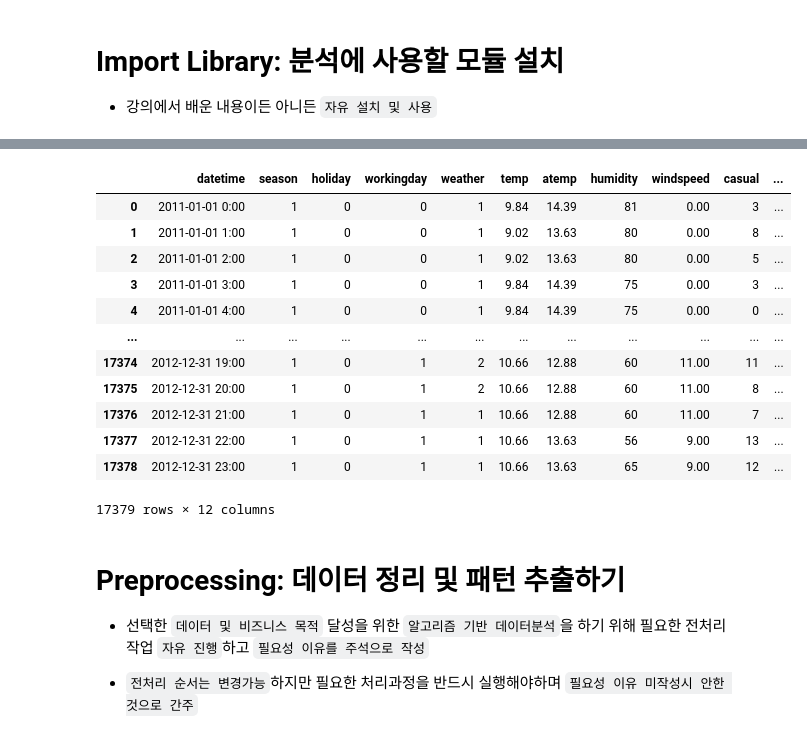
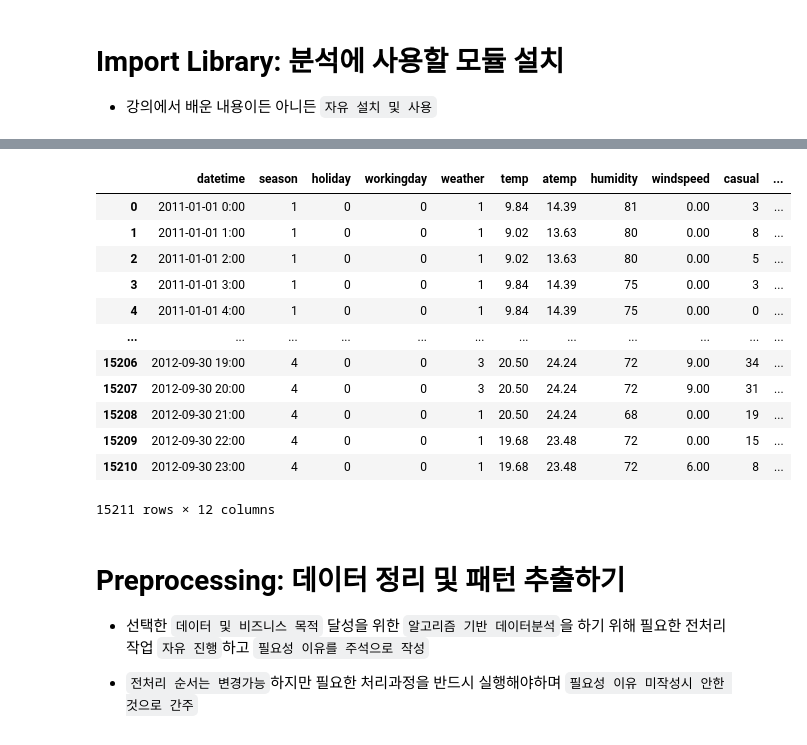
Before and after one commit to thekimk/All-About-Time-Series-Analysis, a Jupyter notebook: Practice3-9_DataAnalysis_TimeSeries_KK(PracticeQ).ipynb, the cells around one changed output, grey strips where cells are left out. Cells and saved outputs as stored; diff of their text form; code cells hidden in the pictures.

```diff
--- a/Practice3-9_DataAnalysis_TimeSeries_KK(PracticeQ).ipynb
+++ b/Practice3-9_DataAnalysis_TimeSeries_KK(PracticeQ).ipynb
@@ -104,23 +104,24 @@ from sklearn.metrics import mean_squared_error,  mean_absolute_error, mean_absol
 | **registered** | 회원 대여수량 |
 | **count** | 총 대여수량 |
 # %%
-location = os.path.join('.', 'Data', 'BikeSharingDemand', 'Bike_Sharing_Demand_Full.csv')
+# 오로지 아래 경로의 데이터만 사용하고 추가적인 데이터 결합은 하지 않음!
+location = os.path.join('.', 'Data', 'BikeSharingDemand', 'Bike_Sharing_Demand_Full(TR+VAL).csv')
 df = pd.read_csv(location)
 df
 # %% [output]
 |  | datetime | season | holiday | workingday | weather | temp | atemp | humidity | windspeed | casual | ... |
 | 0 | 2011-01-01 0:00 | 1 | 0 | 0 | 1 | 9.84 | 14.39 | 81 | 0.00 | 3 | ... |
 | 1 | 2011-01-01 1:00 | 1 | 0 | 0 | 1 | 9.02 | 13.63 | 80 | 0.00 | 8 | ... |
 | 2 | 2011-01-01 2:00 | 1 | 0 | 0 | 1 | 9.02 | 13.63 | 80 | 0.00 | 5 | ... |
 | 3 | 2011-01-01 3:00 | 1 | 0 | 0 | 1 | 9.84 | 14.39 | 75 | 0.00 | 3 | ... |
 | 4 | 2011-01-01 4:00 | 1 | 0 | 0 | 1 | 9.84 | 14.39 | 75 | 0.00 | 0 | ... |
 | ... | ... | ... | ... | ... | ... | ... | ... | ... | ... | ... | ... |
-| 17374 | 2012-12-31 19:00 | 1 | 0 | 1 | 2 | 10.66 | 12.88 | 60 | 11.00 | 11 | ... |
-| 17375 | 2012-12-31 20:00 | 1 | 0 | 1 | 2 | 10.66 | 12.88 | 60 | 11.00 | 8 | ... |
-| 17376 | 2012-12-31 21:00 | 1 | 0 | 1 | 1 | 10.66 | 12.88 | 60 | 11.00 | 7 | ... |
-| 17377 | 2012-12-31 22:00 | 1 | 0 | 1 | 1 | 10.66 | 13.63 | 56 | 9.00 | 13 | ... |
-| 17378 | 2012-12-31 23:00 | 1 | 0 | 1 | 1 | 10.66 | 13.63 | 65 | 9.00 | 12 | ... |
+| 15206 | 2012-09-30 19:00 | 4 | 0 | 0 | 3 | 20.50 | 24.24 | 72 | 9.00 | 34 | ... |
+| 15207 | 2012-09-30 20:00 | 4 | 0 | 0 | 3 | 20.50 | 24.24 | 72 | 9.00 | 31 | ... |
+| 15208 | 2012-09-30 21:00 | 4 | 0 | 0 | 1 | 20.50 | 24.24 | 68 | 0.00 | 19 | ... |
+| 15209 | 2012-09-30 22:00 | 4 | 0 | 0 | 1 | 19.68 | 23.48 | 72 | 0.00 | 15 | ... |
+| 15210 | 2012-09-30 23:00 | 4 | 0 | 0 | 1 | 19.68 | 23.48 | 72 | 6.00 | 8 | ... |
-17379 rows × 12 columns
+15211 rows × 12 columns
 # %% [markdown]
 # **Preprocessing:** 데이터 정리 및 패턴 추출하기
 
```
Also changed, not shown: parts of 5 cells of this notebook, 4 other files.
